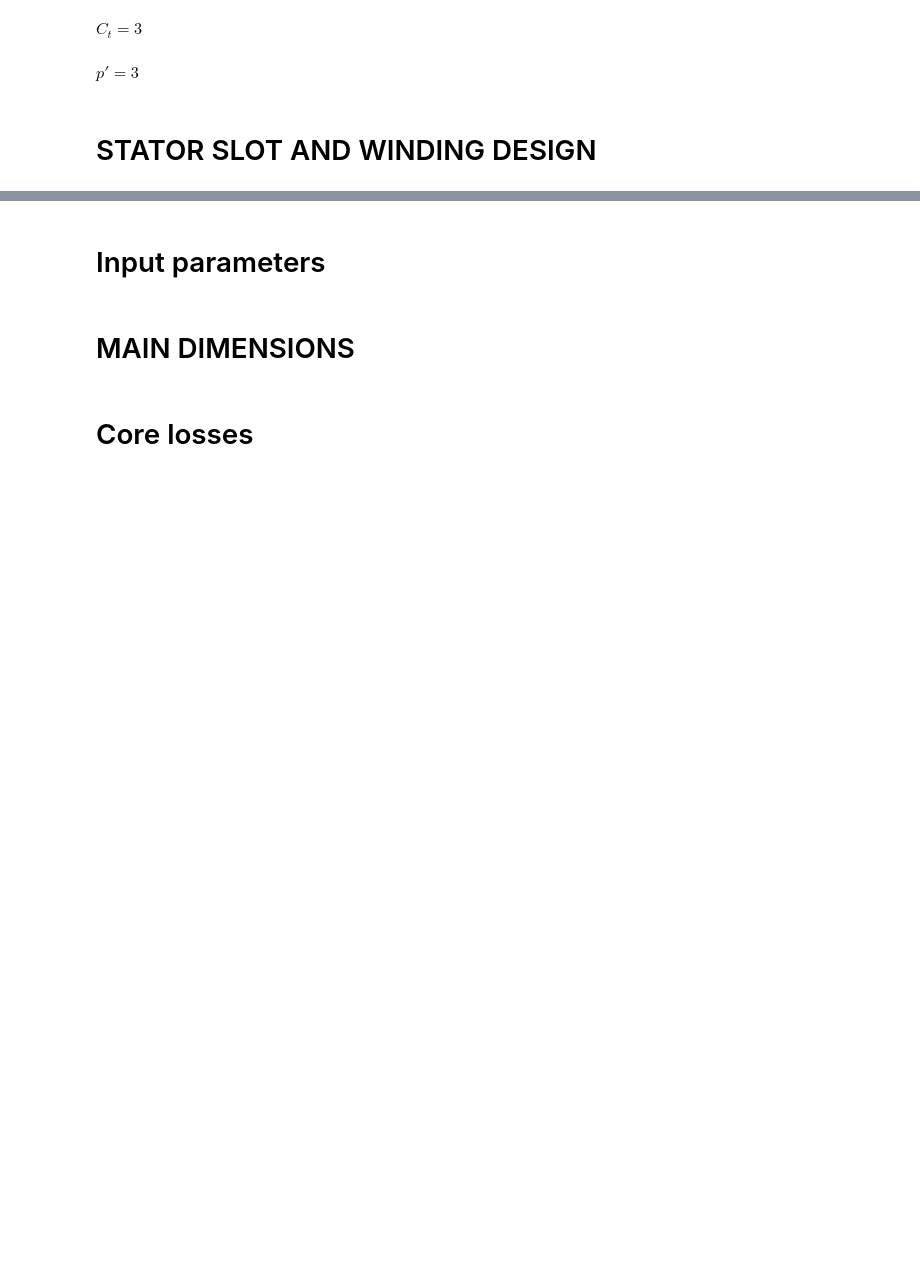
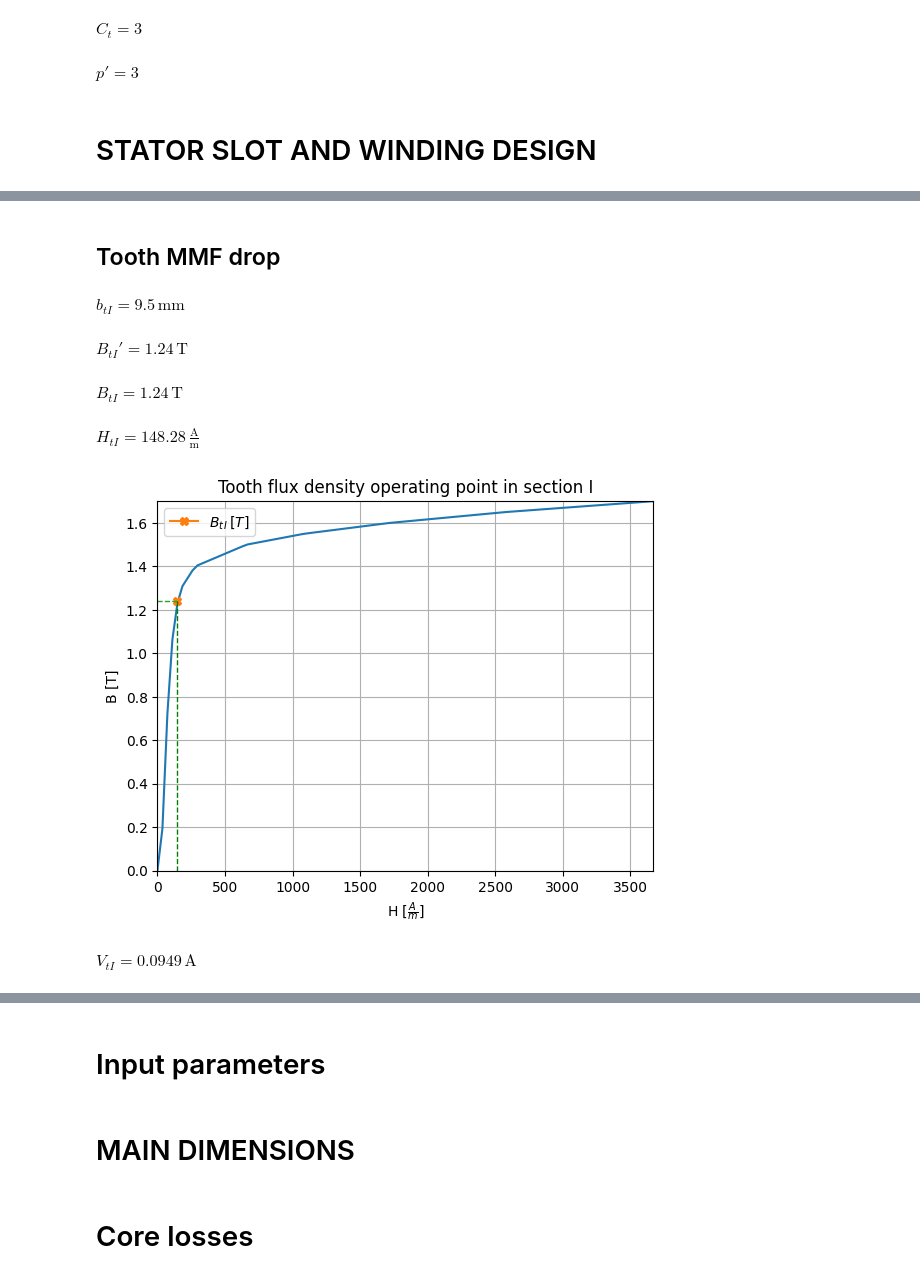
Before and after one commit to rkleva/SMPM-Design, a Jupyter notebook: Losses_and_efficiency.ipynb, the cells around one changed output, grey strips where cells are left out. Cells and saved outputs as stored; diff of their text form; code cells hidden in the pictures; blank space fills up the shorter version.

```diff
--- a/Losses_and_efficiency.ipynb
+++ b/Losses_and_efficiency.ipynb
@@ -405,0 +582,11 @@ Phi_m*10**3
+# %%
+k_fe = 0.97             #TODO
+
+tau_s = round((D*math.pi)/Q_s,3)      #Utorski korak (m)
+display(Latex(rf'$\tau_{{s}} =  {tau_s}\,\mathrm{{m}}$'))
+
+delta_kc = delta + h_m/mi_rm           #Zracni raspor za racun Carterovog faktora
+display(Latex(rf'$\delta_{{kc}} =  {delta_kc*1e3:.2f}\,\mathrm{{mm}}$'))
+
+k_c = round(tau_s/(tau_s-(2*bo/math.pi)*(math.atan(bo/(2*delta_kc))-(delta_kc/bo)*math.log(1+(bo/(2*delta_kc))**2))),4)
+display(Latex(rf'$k_{{c}} =  {k_c}$'))
@@ -405,0 +597,66 @@ Phi_m*10**3
+# %% [markdown]
+<h2> Tooth MMF drop </h2>
+# %%
+# Section I
+b_t_I = tau_s - bo
+display(Latex(rf'$b_{{tI}} =  {b_t_I*1e3}\,\mathrm{{mm}}$'))
+
+B_t_I_apparent = round((B_delta_m*tau_s)/(k_fe*b_t_I),2)
+display(Latex(rf"$B_{{tI}}' =  {B_t_I_apparent}\,\mathrm{{T}}$"))
+
+if B_t_I_apparent >= 1.8:
+    plt.figure()
+    k_t1 = tau_s/(k_fe*b_t_I) - 1
+    plt.plot(H_interp,B_interp, label = 'Magnetization curve' )
+    B_t1 = B_t_I_apparent - H_interp*k_t1*mi_0
+    plt.plot(H_interp,B_t1, label = 'Tooth density in teeth')
+    res = np.where(np.sign(B_t1-B_interp)[:-1] != np.sign(B_t1-B_interp)[1:])[0]
+
+    B_pres = round(B_t1[res[0]],2)
+    H_pres = round(H_interp[res[0]],2)
+
+    display(Latex(rf"$B_{{tI}}' =  {B_pres}\,\mathrm{{T}}$"))
+    display(Latex(rf'$H_{{tI}} =  {H_pres}\,\mathrm{{\frac{{A}}{{m}}}}$'))
+
+    plt.xlabel(r"H [$\frac{A}{m}]$")
+    plt.ylabel("B [T]")
+
+    plt.legend()
+    plt.grid()
+    plt.title("Tooth flux density operating point in section I")
+    plt.show()
+
+    B_t_I = B_pres
+    H_t_I = H_pres
+
+else:
+    B_t_I = B_t_I_apparent
+    res = np.where(np.sign(B_t_I-B_interp[:-1]) != np.sign(B_t_I-B_interp[1:]))[0]
+    H_t_I = round(H_interp[res[0]],2)
+
+    plt.plot(H_interp, B_interp)
+
+    plt.xlim([0.0,max(H_interp)])
+    plt.ylim([0.0,max(B_interp)])
+    plt.xlabel(r"H [$\frac{A}{m}]$")
+    plt.ylabel("B [T]")
+    plt.grid()
+
+    plt.plot(H_t_I,B_t_I, marker = "X", label=r'$B_{{t\,I}} \, [T]$')
+    plt.plot([0,H_t_I],[B_t_I,B_t_I],linestyle = "dashed",linewidth = "1")
+    plt.plot([H_t_I,H_t_I], [0, B_t_I], linestyle = "dashed",linewidth = "1", color = "green")
+    display(Latex(rf"$B_{{tI}} =  {B_t_I}\,\mathrm{{T}}$"))
+    display(Latex(rf'$H_{{tI}} =  {H_t_I}\,\mathrm{{\frac{{A}}{{m}}}}$'))
+    plt.title("Tooth flux density operating point in section I")
+    plt.legend(loc='best')
+    plt.show()
+
+V_t_I = round(H_t_I * ho,4)
+display(Latex(rf'$V_{{tI}} =  {V_t_I}\,\mathrm{{A}}$'))
+# %% [output]
+$b_{tI} =  9.5\,\mathrm{mm}$
+$B_{tI}' =  1.24\,\mathrm{T}$
+$B_{tI} =  1.24\,\mathrm{T}$
+$H_{tI} =  148.28\,\mathrm{\frac{A}{m}}$
+[figure, added]
+$V_{tI} =  0.0949\,\mathrm{A}$
```
Also changed, not shown: parts of 20 cells of this notebook.
